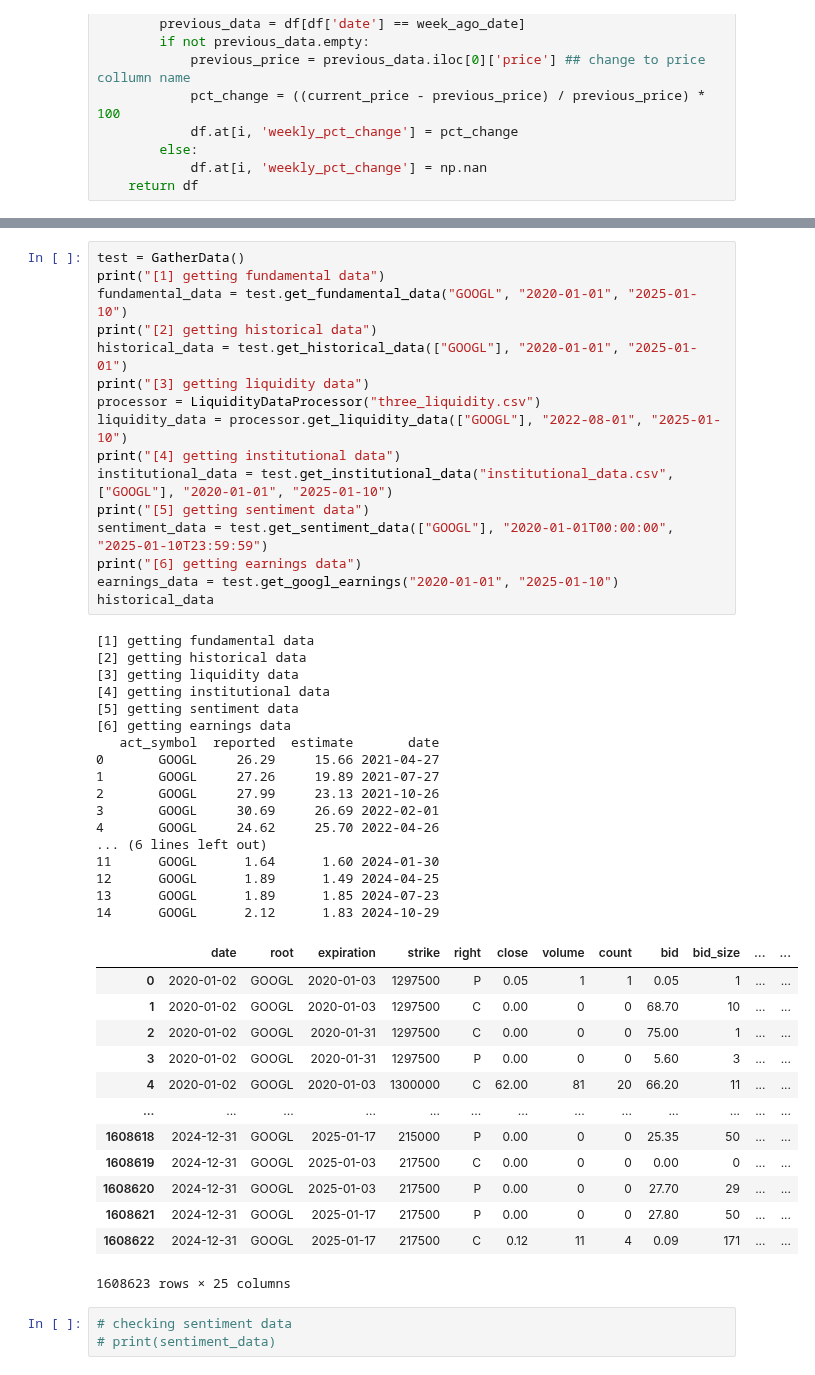
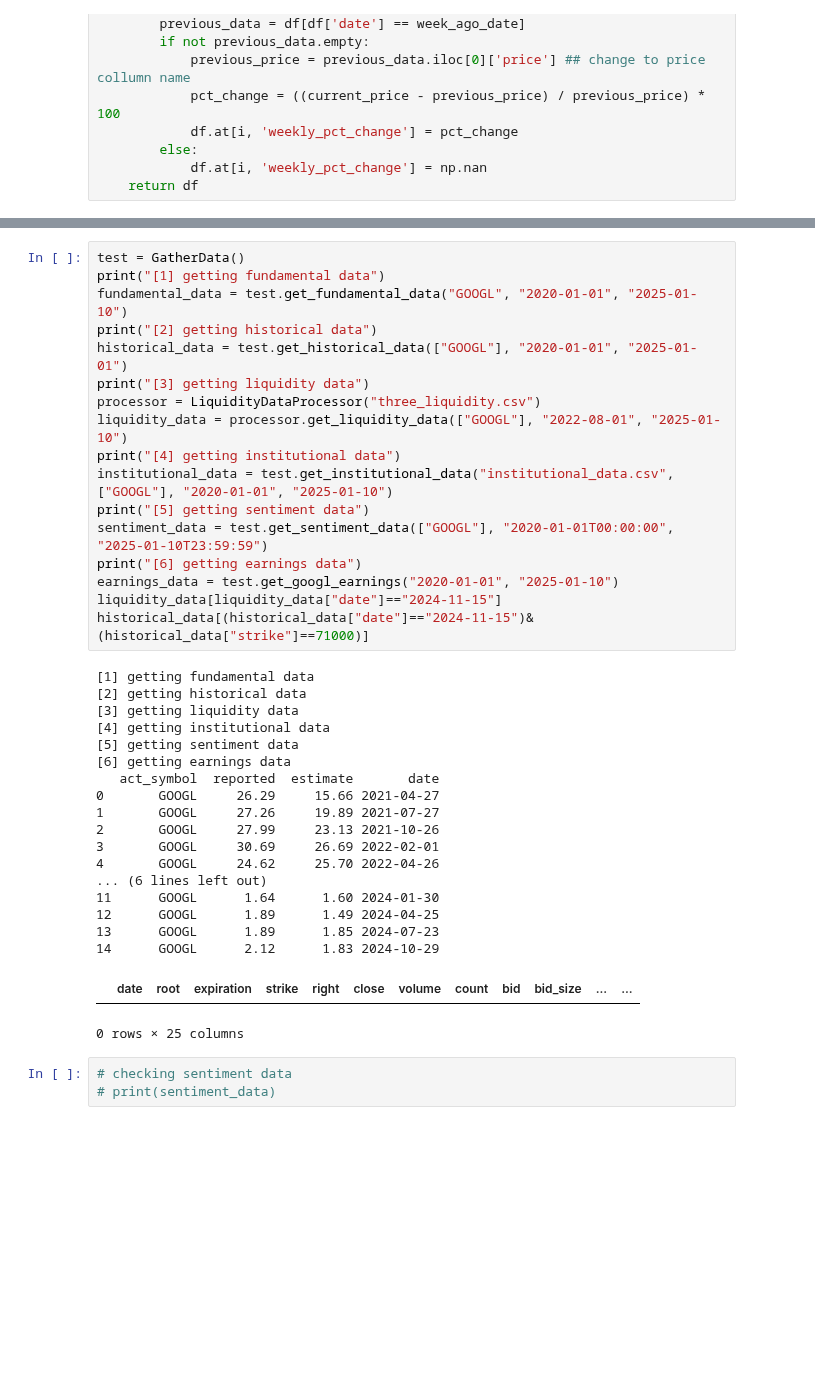
Before and after one commit to themoonwalker1/quantcap-options, a Jupyter notebook: options_data_retrieval.ipynb, the cells around one changed output, grey strips where cells are left out. Saved outputs shown, nothing was run; the diff lists cells and outputs as text; blank space fills up the shorter version.

```diff
--- a/options_data_retrieval.ipynb
+++ b/options_data_retrieval.ipynb
@@ -763,46 +774,36 @@ fundamental_data = test.get_fundamental_data("GOOGL", "2020-01-01", "2025-01-10"
 print("[2] getting historical data")
 historical_data = test.get_historical_data(["GOOGL"], "2020-01-01", "2025-01-01")
 print("[3] getting liquidity data")
 processor = LiquidityDataProcessor("three_liquidity.csv")
 liquidity_data = processor.get_liquidity_data(["GOOGL"], "2022-08-01", "2025-01-10")
 print("[4] getting institutional data")
 institutional_data = test.get_institutional_data("institutional_data.csv", ["GOOGL"], "2020-01-01", "2025-01-10")
 print("[5] getting sentiment data")
 sentiment_data = test.get_sentiment_data(["GOOGL"], "2020-01-01T00:00:00", "2025-01-10T23:59:59")
 print("[6] getting earnings data")
 earnings_data = test.get_googl_earnings("2020-01-01", "2025-01-10")
-historical_data
+liquidity_data[liquidity_data["date"]=="2024-11-15"]
+historical_data[(historical_data["date"]=="2024-11-15")& (historical_data["strike"]==71000)]
 # %% [output]
 [1] getting fundamental data
 [2] getting historical data
 [3] getting liquidity data
 [4] getting institutional data
 [5] getting sentiment data
 [6] getting earnings data
    act_symbol  reported  estimate       date
 0       GOOGL     26.29     15.66 2021-04-27
 1       GOOGL     27.26     19.89 2021-07-27
 2       GOOGL     27.99     23.13 2021-10-26
 3       GOOGL     30.69     26.69 2022-02-01
 4       GOOGL     24.62     25.70 2022-04-26
 ... (6 lines left out)
 11      GOOGL      1.64      1.60 2024-01-30
 12      GOOGL      1.89      1.49 2024-04-25
 13      GOOGL      1.89      1.85 2024-07-23
 14      GOOGL      2.12      1.83 2024-10-29
 |  | date | root | expiration | strike | right | close | volume | count | bid | bid_size | ... | ... |
-| 0 | 2020-01-02 | GOOGL | 2020-01-03 | 1297500 | P | 0.05 | 1 | 1 | 0.05 | 1 | ... | ... |
-| 1 | 2020-01-02 | GOOGL | 2020-01-03 | 1297500 | C | 0.00 | 0 | 0 | 68.70 | 10 | ... | ... |
-| 2 | 2020-01-02 | GOOGL | 2020-01-31 | 1297500 | C | 0.00 | 0 | 0 | 75.00 | 1 | ... | ... |
-| 3 | 2020-01-02 | GOOGL | 2020-01-31 | 1297500 | P | 0.00 | 0 | 0 | 5.60 | 3 | ... | ... |
-| 4 | 2020-01-02 | GOOGL | 2020-01-03 | 1300000 | C | 62.00 | 81 | 20 | 66.20 | 11 | ... | ... |
-| ... | ... | ... | ... | ... | ... | ... | ... | ... | ... | ... | ... | ... |
-| 1608618 | 2024-12-31 | GOOGL | 2025-01-17 | 215000 | P | 0.00 | 0 | 0 | 25.35 | 50 | ... | ... |
-| 1608619 | 2024-12-31 | GOOGL | 2025-01-03 | 217500 | C | 0.00 | 0 | 0 | 0.00 | 0 | ... | ... |
-| 1608620 | 2024-12-31 | GOOGL | 2025-01-03 | 217500 | P | 0.00 | 0 | 0 | 27.70 | 29 | ... | ... |
-| 1608621 | 2024-12-31 | GOOGL | 2025-01-17 | 217500 | P | 0.00 | 0 | 0 | 27.80 | 50 | ... | ... |
-| 1608622 | 2024-12-31 | GOOGL | 2025-01-17 | 217500 | C | 0.12 | 11 | 4 | 0.09 | 171 | ... | ... |
-1608623 rows × 25 columns
+0 rows × 25 columns
 # %%
 # checking sentiment data
 # print(sentiment_data)
```
Also changed, not shown: parts of 24 cells of this notebook, 4 other files.
